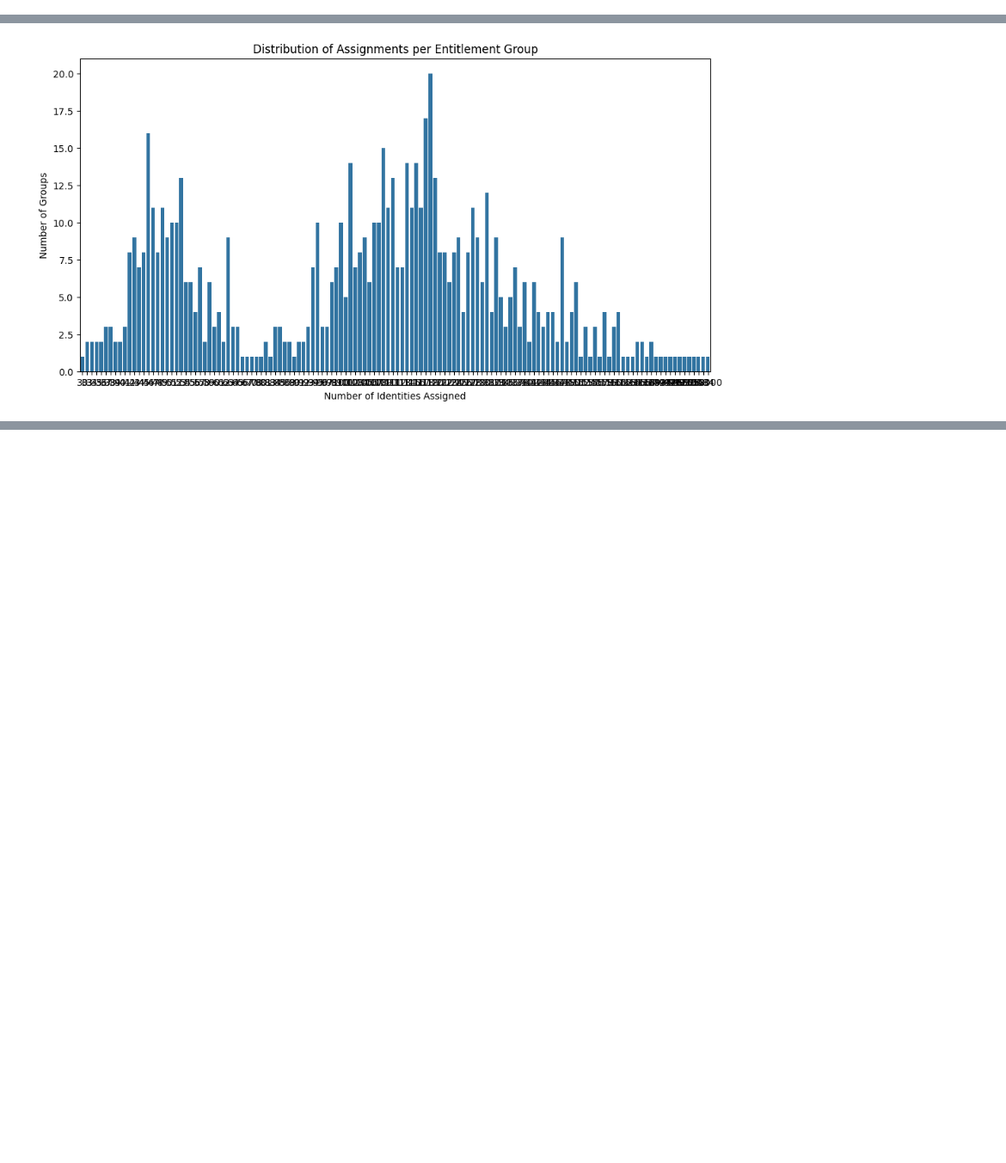
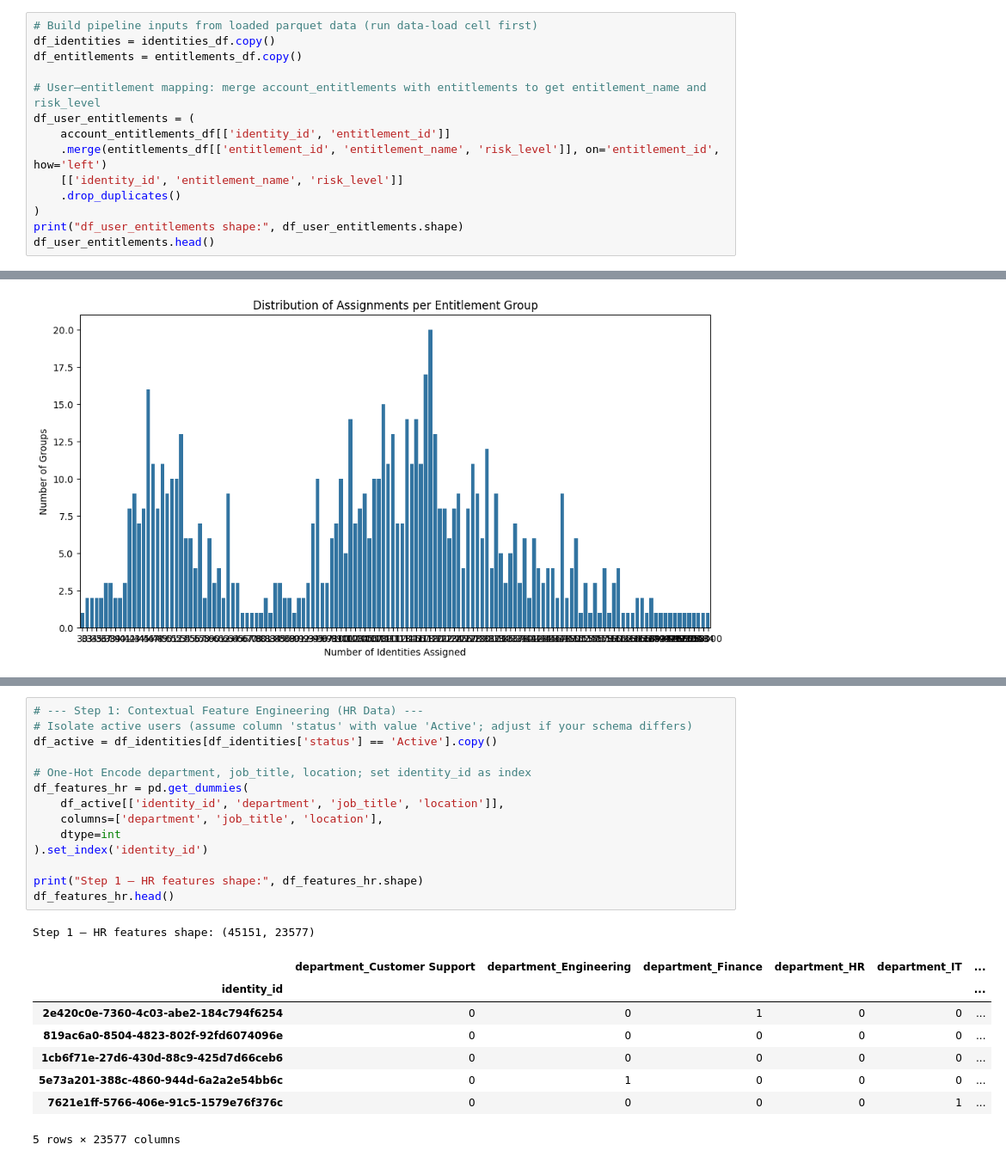
Before and after one commit to tejak005/IAMDataClusteringJupyter, a Jupyter notebook: Clustering ML pipeline.ipynb, the cells around one changed output, grey strips where cells are left out. Shown at 86% size. Cells and saved outputs as stored; diff of their text form; blank space fills up the shorter version.

```diff
--- a/Clustering ML pipeline.ipynb
+++ b/Clustering ML pipeline.ipynb
@@ -253,0 +287,14 @@ Name: count, Length: 103, dtype: int64
+# %%
+# Build pipeline inputs from loaded parquet data (run data-load cell first)
+df_identities = identities_df.copy()
+df_entitlements = entitlements_df.copy()
+
+# User–entitlement mapping: merge account_entitlements with entitlements to get entitlement_name and risk_level
+df_user_entitlements = (
+    account_entitlements_df[['identity_id', 'entitlement_id']]
+    .merge(entitlements_df[['entitlement_id', 'entitlement_name', 'risk_level']], on='entitlement_id', how='left')
+    [['identity_id', 'entitlement_name', 'risk_level']]
+    .drop_duplicates()
+)
+print("df_user_entitlements shape:", df_user_entitlements.shape)
+df_user_entitlements.head()
@@ -287,0 +341,24 @@ Name: count, Length: 134, dtype: int64
+# %%
+# --- Step 1: Contextual Feature Engineering (HR Data) ---
+# Isolate active users (assume column 'status' with value 'Active'; adjust if your schema differs)
+df_active = df_identities[df_identities['status'] == 'Active'].copy()
+
+# One-Hot Encode department, job_title, location; set identity_id as index
+df_features_hr = pd.get_dummies(
+    df_active[['identity_id', 'department', 'job_title', 'location']],
+    columns=['department', 'job_title', 'location'],
+    dtype=int
+).set_index('identity_id')
+
+print("Step 1 — HR features shape:", df_features_hr.shape)
+df_features_hr.head()
+# %% [output]
+Step 1 — HR features shape: (45151, 23577)
+|  | department_Customer Support | department_Engineering | department_Finance | department_HR | department_IT | ... |
+| identity_id |  |  |  |  |  | ... |
+| 2e420c0e-7360-4c03-abe2-184c794f6254 | 0 | 0 | 1 | 0 | 0 | ... |
+| 819ac6a0-8504-4823-802f-92fd6074096e | 0 | 0 | 0 | 0 | 0 | ... |
+| 1cb6f71e-27d6-430d-88c9-425d7d66ceb6 | 0 | 0 | 0 | 0 | 0 | ... |
+| 5e73a201-388c-4860-944d-6a2a2e54bb6c | 0 | 1 | 0 | 0 | 0 | ... |
+| 7621e1ff-5766-406e-91c5-1579e76f376c | 0 | 0 | 0 | 0 | 1 | ... |
+5 rows × 23577 columns
```
Also changed, not shown: parts of 25 cells of this notebook, 11 other files.
